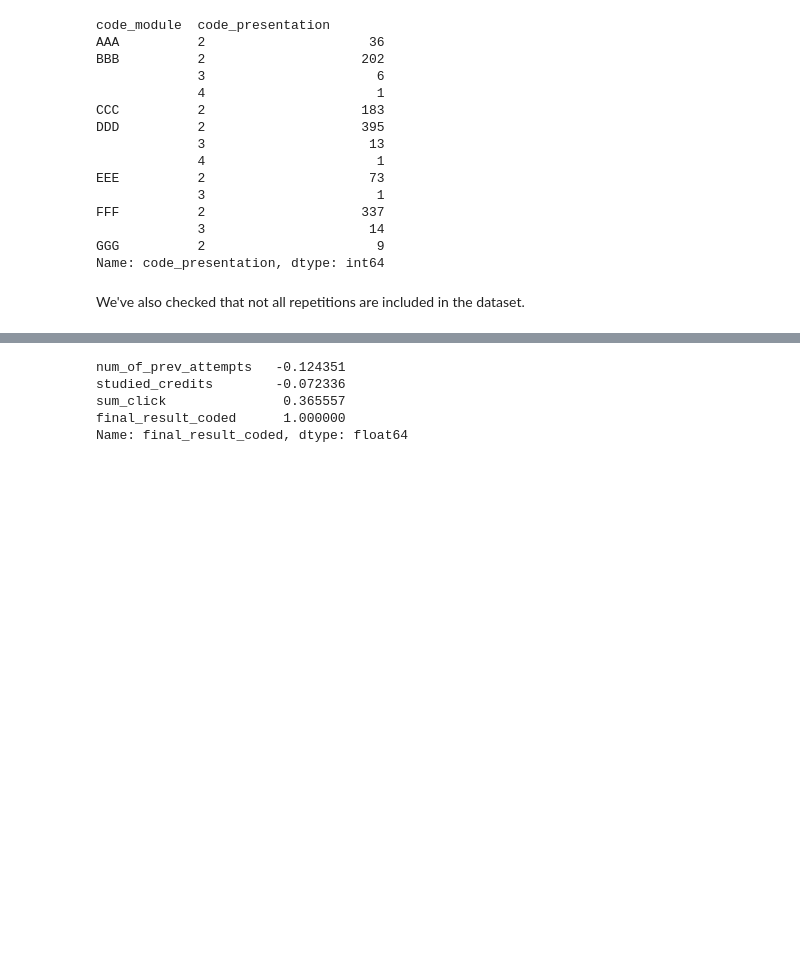
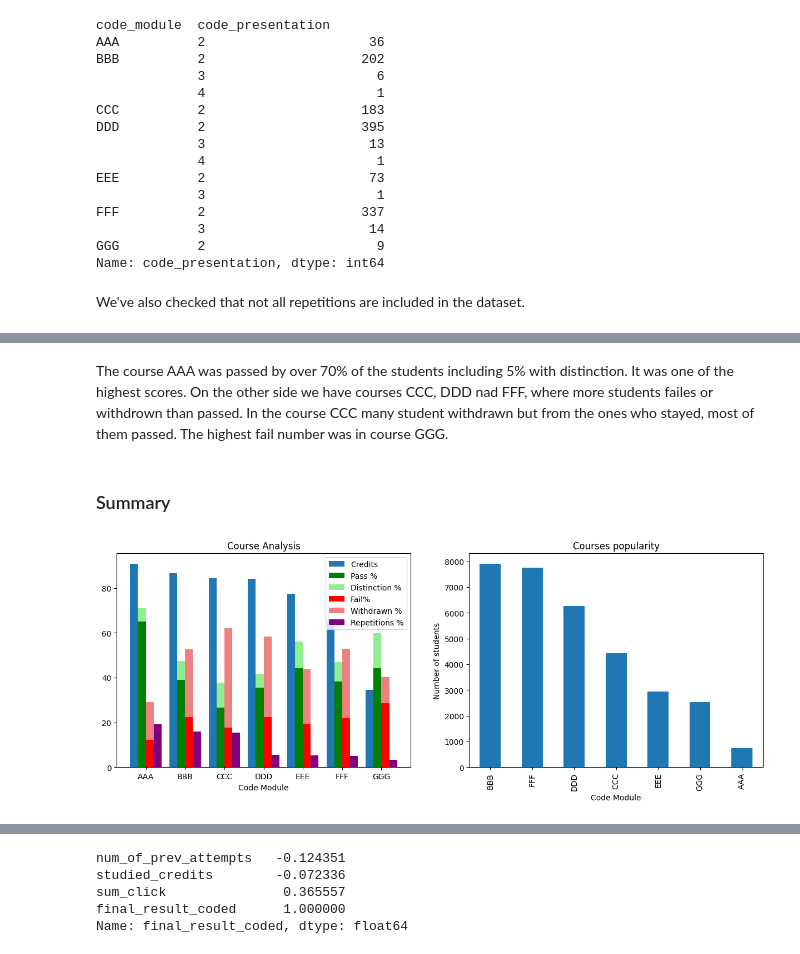
Before and after one commit to annapanfil/UPV, a Jupyter notebook: EDA/2_analysis.ipynb, the cells around one changed output, grey strips where cells are left out. Drawn from its saved outputs; the diff is of its cells as text; code cells hidden in the pictures; blank space fills up the shorter version.

```diff
--- a/EDA/2_analysis.ipynb
+++ b/EDA/2_analysis.ipynb
@@ -71,7 +107,7 @@ The most popular courses were BBB and FFF with over 7700 students. The least pop
 # %% [markdown]
 ### Repetitions by course
 # %%
-repetitions = students_df.groupby("code_module")["num_of_prev_attempts"].value_counts().rename("num_of_students").reset_index()
+repetitions = course_group["num_of_prev_attempts"].value_counts().rename("num_of_students").reset_index()
 repetitions = repetitions[repetitions["num_of_prev_attempts"] > 0]
 repetitions
 # %% [output]
@@ -106,7 +142,8 @@ GGG      83
 AAA      41
 Name: num_of_students, dtype: int64
 # %%
-(repetitions_by_module/students_by_module * 100).sort_values(ascending=False)
+repetitions_percent = (repetitions_by_module/students_by_module * 100).sort_values(ascending=False)
+repetitions_percent
 # %% [output]
 code_module
 DDD    19.116709
@@ -155,0 +195,3 @@ We've also checked that not all repetitions are included in the dataset.
+# %%
+credits = course_group.mean()["studied_credits"].sort_values(ascending=False)
+credits
@@ -155,0 +258,36 @@ We've also checked that not all repetitions are included in the dataset.
+# %% [markdown]
+The course AAA was passed by over 70% of the students including 5% with distinction. It was one of the highest scores. On the other side we have courses CCC, DDD nad FFF, where more students failes or withdrown than passed. In the course CCC many student withdrawn but from the ones who stayed, most of them passed. The highest fail number was in course GGG.
+# %% [markdown]
+### Summary
+# %%
+f, axs = plt.subplots(1, 2, figsize=(15, 5))
+
+plt.subplot(1,2,1)
+repetitions_percent
+credits_percent = credits/max(credits)*100
+good_score_percent = result_counts_percent["Pass"] + result_counts_percent["Distinction"]
+bad_score_percent = result_counts_percent["Fail"] + result_counts_percent["Withdrawn"]
+
+X_axis = np.arange(len(result_counts_percent.index))
+
+plt.bar(X_axis - 0.3, credits, width=0.2, label="Credits")
+plt.bar(X_axis - 0.1, result_counts_percent["Pass"], width=0.2, label="Pass %", color="green")
+plt.bar(X_axis - 0.1, result_counts_percent["Distinction"], bottom=result_counts_percent["Pass"], width=0.2, label="Distinction %", color="lightgreen")
+plt.bar(X_axis + 0.1, result_counts_percent["Fail"],  width=0.2, label = "Fail%", color="red")
+plt.bar(X_axis + 0.1, result_counts_percent["Withdrawn"], bottom=result_counts_percent["Fail"],  width=0.2, label = "Withdrawn %", color="lightcoral")
+plt.bar(X_axis + 0.3, repetitions_percent,  width=0.2, label = "Repetitions %", color="purple")
+
+plt.xticks(X_axis, result_counts_percent.index)
+plt.xlabel("Code Module")
+plt.title("Course Analysis")
+plt.legend(loc="upper right")
+
+plt.subplot(1,2,2)
+students_by_module.plot.bar()
+plt.xlabel("Code Module")
+plt.ylabel("Number of students")
+plt.title("Courses popularity")
+
+plt.show()
+# %% [output]
+[figure, added]
```
Also changed, not shown: parts of 26 cells of this notebook.
